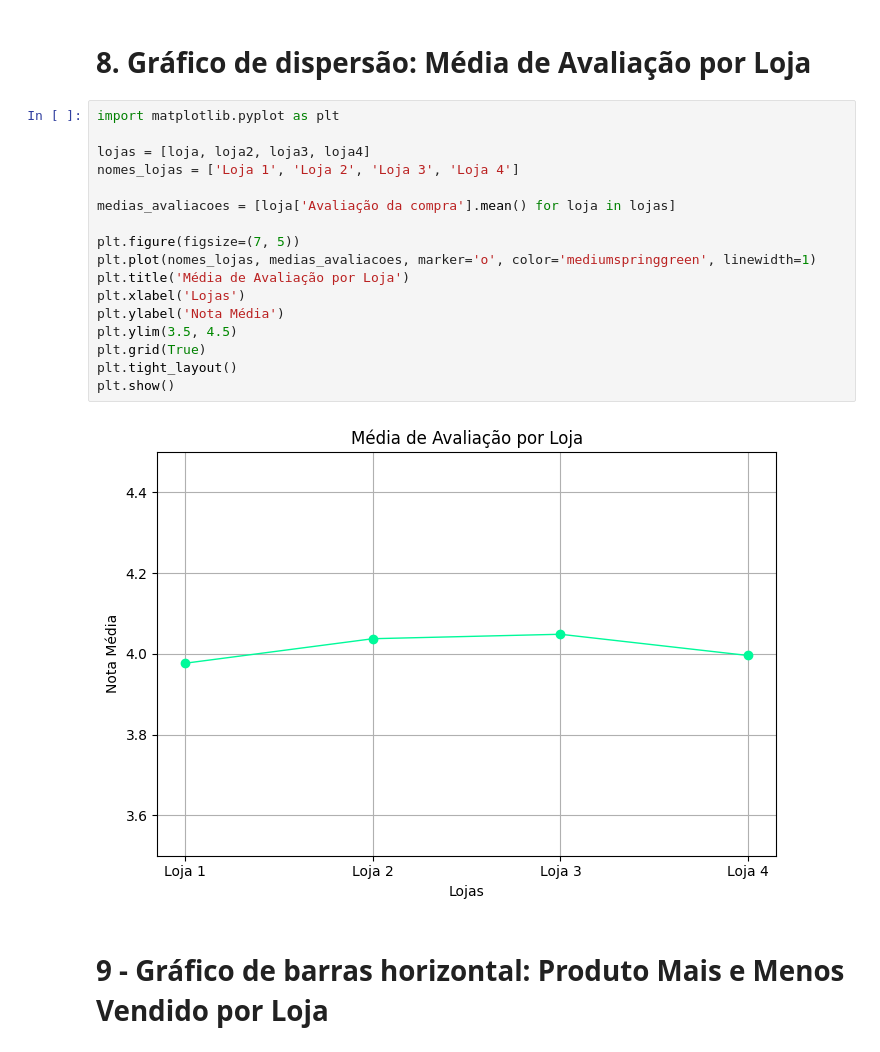
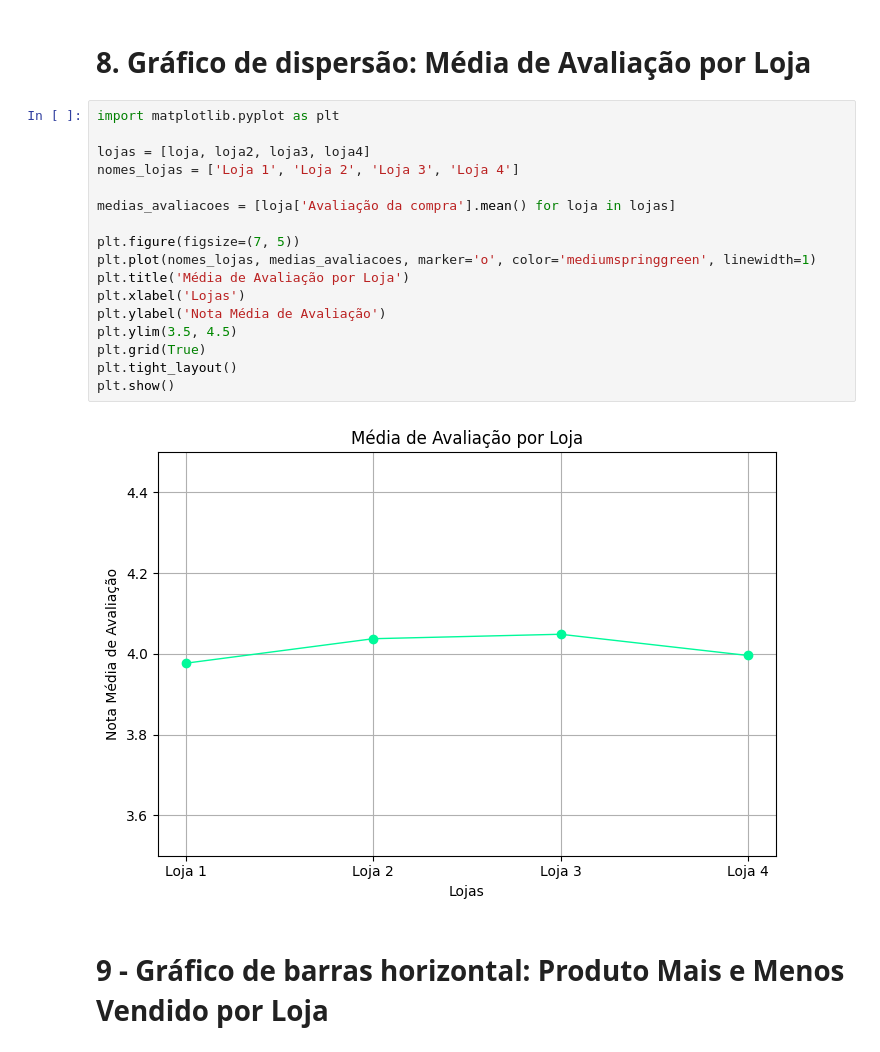
Before and after one commit to vthamada/challenge-alura-store, a Jupyter notebook: AluraStoreBr.ipynb, the cells around one changed output. Drawn from its saved outputs; the diff is of its cells as text.

Commit message:
Corrigindo legenda

```diff
--- a/AluraStoreBr.ipynb
+++ b/AluraStoreBr.ipynb
@@ -174,22 +174,22 @@ for i in range(len(lojas)):
 # %%
 import matplotlib.pyplot as plt
 
 lojas = [loja, loja2, loja3, loja4]
 nomes_lojas = ['Loja 1', 'Loja 2', 'Loja 3', 'Loja 4']
 
 medias_avaliacoes = [loja['Avaliação da compra'].mean() for loja in lojas]
 
 plt.figure(figsize=(7, 5))
 plt.plot(nomes_lojas, medias_avaliacoes, marker='o', color='mediumspringgreen', linewidth=1)
 plt.title('Média de Avaliação por Loja')
 plt.xlabel('Lojas')
-plt.ylabel('Nota Média')
+plt.ylabel('Nota Média de Avaliação')
 plt.ylim(3.5, 4.5)
 plt.grid(True)
 plt.tight_layout()
 plt.show()
 # %% [output]
-[figure, old version]
+[figure, new version]
 # %% [markdown]
 # 9 - Gráfico de barras horizontal: Produto Mais e Menos Vendido por Loja
 # %%
```
